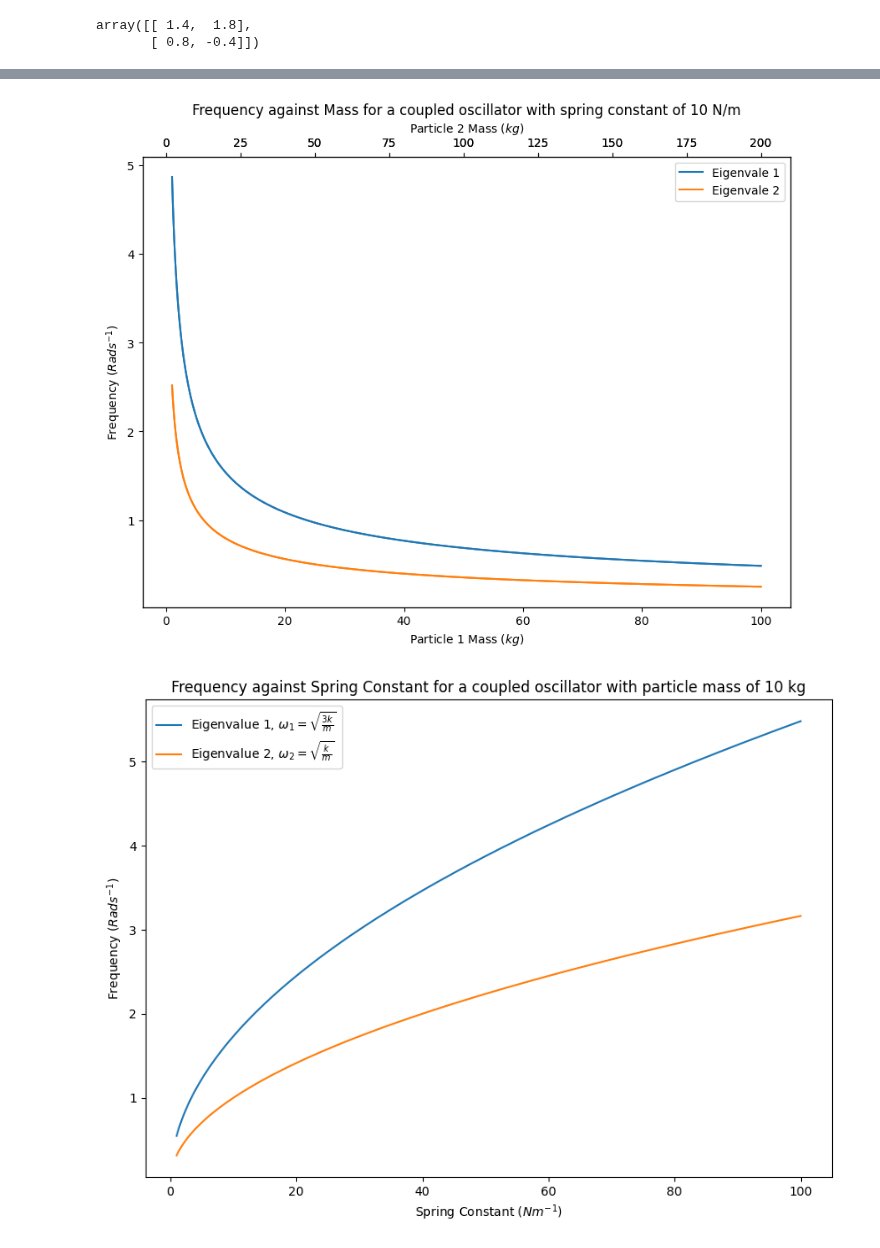
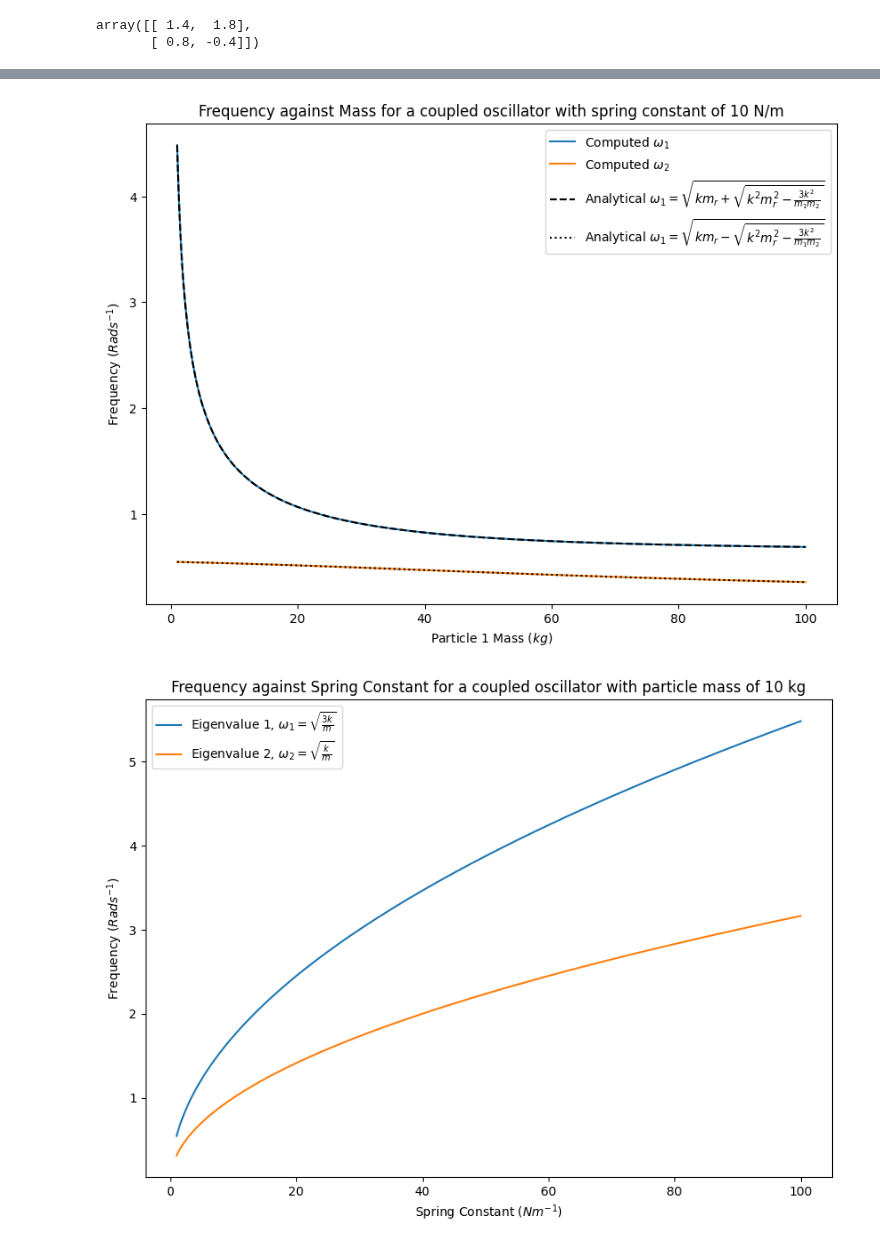
Before and after one commit to BryceDixon/Computational, a Jupyter notebook: Test1.ipynb, the cells around one changed output, grey strips where cells are left out. Cells and saved outputs as stored; diff of their text form; code cells hidden in the pictures.

Commit message:
analytical plots

```diff
--- a/Test1.ipynb
+++ b/Test1.ipynb
@@ -52,10 +56,11 @@ Final Matrix:
 # %%
 mass_range = np.geomspace(1,100,100)
 mass_range = np.array(mass_range)
 mass2_range = np.geomspace(1,100,100)*2
+mass2_range = [50]*100
 os.mass_plot(mass_range, 10, mass2_range = mass2_range, analytical = True, save_folder='C:/Users/bryce/Downloads', savefilename='mass_plot')
 # %% [output]
-[figure, old version]
+[figure, new version]
 # %%
 spring_const_range = np.geomspace(1,100,100)
 os.spring_const_plot(spring_const_range, 10)
```
Also changed, not shown: parts of 2 cells of this notebook, 1 other file.
